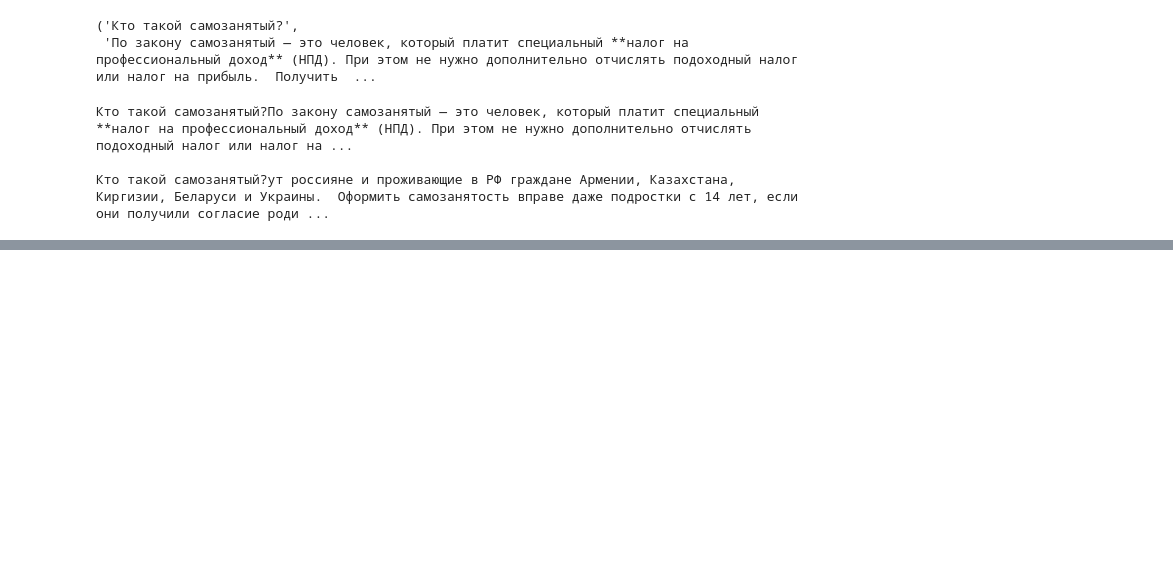
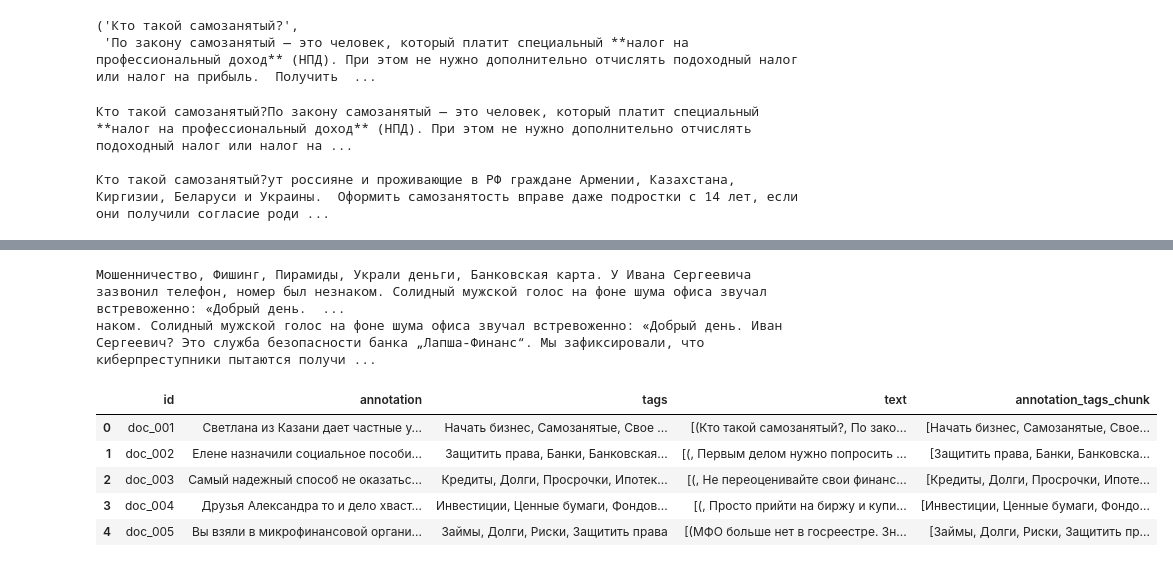
Before and after one commit to Dangennadevich/Raiff-LLM-Hack-2025, a Jupyter notebook: [dev]processing.ipynb, the cells around one changed output, grey strips where cells are left out. Cells and saved outputs as stored; diff of their text form; code cells hidden in the pictures; blank space fills up the shorter version.

```diff
--- a/[dev]processing.ipynb
+++ b/[dev]processing.ipynb
@@ -273,0 +406,20 @@ print(*example_chunk, sep='\n\n')
+# %%
+for ex in chunks_ta:
+    if len(ex) > 1:
+        break
+
+print(*ex, sep='\n')
+# %% [output]
+Мошенничество, Фишинг, Пирамиды, Украли деньги, Банковская карта. У Ивана Сергеевича зазвонил телефон, номер был незнаком. Солидный мужской голос на фоне шума офиса звучал встревоженно: «Добрый день.  ...
+наком. Солидный мужской голос на фоне шума офиса звучал встревоженно: «Добрый день. Иван Сергеевич? Это служба безопасности банка „Лапша-Финанс“. Мы зафиксировали, что киберпреступники пытаются получи ...
+# %%
+data_cp['annotation_tags_chunk'] = chunks_ta
+
+data_cp.head()
+# %% [output]
+|  | id | annotation | tags | text | annotation_tags_chunk |
+| 0 | doc_001 | Светлана из Казани дает частные у... | Начать бизнес, Самозанятые, Свое ... | [(Кто такой самозанятый?, По зако... | [Начать бизнес, Самозанятые, Свое... |
+| 1 | doc_002 | Елене назначили социальное пособи... | Защитить права, Банки, Банковская... | [(, Первым делом нужно попросить ... | [Защитить права, Банки, Банковска... |
+| 2 | doc_003 | Самый надежный способ не оказатьс... | Кредиты, Долги, Просрочки, Ипотек... | [(, Не переоценивайте свои финанс... | [Кредиты, Долги, Просрочки, Ипоте... |
+| 3 | doc_004 | Друзья Александра то и дело хваст... | Инвестиции, Ценные бумаги, Фондов... | [(, Просто прийти на биржу и купи... | [Инвестиции, Ценные бумаги, Фондо... |
+| 4 | doc_005 | Вы взяли в микрофинансовой органи... | Займы, Долги, Риски, Защитить права | [(МФО больше нет в госреестре. Зн... | [Займы, Долги, Риски, Защитить пр... |
```
Also changed, not shown: parts of 27 cells of this notebook.
